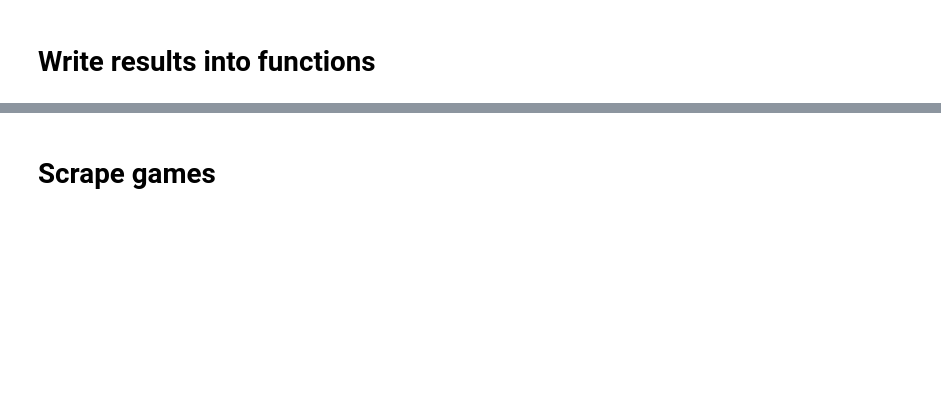
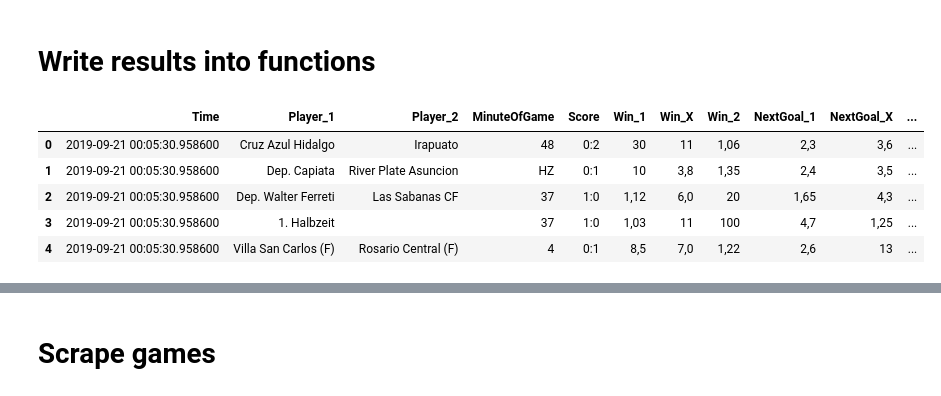
Before and after one commit to Phisteven/scraping-bets, a Jupyter notebook: Web_scraping_experiment_tipico.ipynb, the cells around one changed output, grey strips where cells are left out. Drawn from its saved outputs; the diff is of its cells as text; code cells hidden in the pictures; blank space fills up the shorter version.

```diff
--- a/Web_scraping_experiment_tipico.ipynb
+++ b/Web_scraping_experiment_tipico.ipynb
@@ -65,5 +80,5 @@ now contents
 # %%
-regex_names = re.compile('team redcard')
+regex_names = re.compile('team')
 content_lis_names = soup.find_all('div', attrs={'class': regex_names})
 print(content_lis_names)
 # %% [output]
@@ -100,6 +115,7 @@ print(content_lis_minute)
 # %%
 content_minute = []
 for li in content_lis_minute:
-    content_minute.append(li.getText().replace("\n","").replace("\t","").replace("\xa0","").replace("'",""))
+    if (li.getText().replace("\n","").replace("\t","").replace("\xa0","").replace("'","") != ""):
+        content_minute.append(li.getText().replace("\n","").replace("\t","").replace("\xa0","").replace("'",""))
 print(content_minute)
 # %% [output]
@@ -190,7 +206,7 @@ pdf
 # %% [markdown]
 # Write results into functions
 # %%
-def get_soccer_rates_tipico():
+def get_soccer_rates_tipico(N_games = 60):
     """
     This function creates a table with the live betting information,
     this includes a timestamp, the players, the score and the rates
@@ -226,7 +242,7 @@ def get_soccer_rates_tipico():
         content.append(li.getText().replace("\n","").replace("\t",""))
 
     # Read out names of players
-    regex_names = re.compile('team redcard')
+    regex_names = re.compile('team')
     content_lis_names = soup.find_all('div', attrs={'class': regex_names})
     content_names = []
     for li in content_lis_names:
@@ -237,7 +253,9 @@ def get_soccer_rates_tipico():
     content_lis_minute = soup.find_all('div', attrs={'class': regex_minute})
     content_minute = []
     for li in content_lis_minute:
-        content_minute.append(li.getText().replace("\n","").replace("\t","").replace("\xa0","").replace("'",""))
+        # Sometimes it finds blanks, they must be skipped to keep the order
+        if (li.getText().replace("\n","").replace("\t","").replace("\xa0","").replace("'","") != ""):
+            content_minute.append(li.getText().replace("\n","").replace("\t","").replace("\xa0","").replace("'",""))
 
     # Read out scores of each game
     regex_score = re.compile('score')
@@ -249,15 +267,28 @@ def get_soccer_rates_tipico():
     ## STORE AND RETURN RESULTS IN DATAFRAME
 
     # Define number of games and players and outcomes to correctly transfer data into table
-    N_games = 60 # number of games observed, put 60 to get all soccer games (plus a few tennis)
+    #N_games = 60 # number of games observed, put 60 to get all soccer games (plus a few tennis)
     N_players = 2 # number of players per game
     N_outcomes = 11 # number of possible outcomes (Win, lose, tie, Next goal etc.)
 
     df = []
+    k = 0 # Shift player names to correct the "1. Halbzeit" entries
+    j = 0 # Shift minutes to correct the "1. Halbzeit" entries
     for i in range(N_games):
-        df.append([datetime.now(), content_names[0+i*N_players], content_names[1+i*N_players], content_minute[0+i],
-        content_score[0+i], content[0+i*N_outcomes], content[1+i*N_outcomes], content[2+i*N_outcomes], content[6+i*N_outcomes],
-        content[7+i*N_outcomes], content[8+i*N_outcomes]])
+        # When there is a "1. Halbzeit", there is only on entry for the player names and it must be shifted
+        if content_names[0+i*N_players+k] == "1. Halbzeit":
+            j = j-1 # correct minute
+            df.append([datetime.now(), content_names[i*N_players+k], "", content_minute[j],
+            content_score[j], content[i*N_outcomes], content[1+i*N_outcomes], content[2+i*N_outcomes],
+            content[6+i*N_outcomes], content[7+i*N_outcomes], content[8+i*N_outcomes]])
+            k = k-1 # correct player name for halftime
+
+        else:
+            df.append([datetime.now(), content_names[i*N_players+k], content_names[1+i*N_players+k], content_minute[j],
+            content_score[j], content[i*N_outcomes], content[1+i*N_outcomes], content[2+i*N_outcomes],
+            content[6+i*N_outcomes], content[7+i*N_outcomes], content[8+i*N_outcomes]])
+
+        j += 1
 
     # Load results into pandas dataframe
     pdf = pd.DataFrame(df, columns = ['Time', 'Player_1', 'Player_2', 'MinuteOfGame', 'Score', 'Win_1', 'Win_X', 'Win_2',
@@ -268,3 +299,12 @@ def get_soccer_rates_tipico():
     #print("Processing time in seconds: ", prc_time)
 
     return pdf
+# %%
+get_soccer_rates_tipico(N_games=5)
+# %% [output]
+|  | Time | Player_1 | Player_2 | MinuteOfGame | Score | Win_1 | Win_X | Win_2 | NextGoal_1 | NextGoal_X | ... |
+| 0 | 2019-09-21 00:05:30.958600 | Cruz Azul Hidalgo | Irapuato | 48 | 0:2 | 30 | 11 | 1,06 | 2,3 | 3,6 | ... |
+| 1 | 2019-09-21 00:05:30.958600 | Dep. Capiata | River Plate Asuncion | HZ | 0:1 | 10 | 3,8 | 1,35 | 2,4 | 3,5 | ... |
+| 2 | 2019-09-21 00:05:30.958600 | Dep. Walter Ferreti | Las Sabanas CF | 37 | 1:0 | 1,12 | 6,0 | 20 | 1,65 | 4,3 | ... |
+| 3 | 2019-09-21 00:05:30.958600 | 1. Halbzeit |  | 37 | 1:0 | 1,03 | 11 | 100 | 4,7 | 1,25 | ... |
+| 4 | 2019-09-21 00:05:30.958600 | Villa San Carlos (F) | Rosario Central (F) | 4 | 0:1 | 8,5 | 7,0 | 1,22 | 2,6 | 13 | ... |
```
Also changed, not shown: parts of 21 cells of this notebook.
